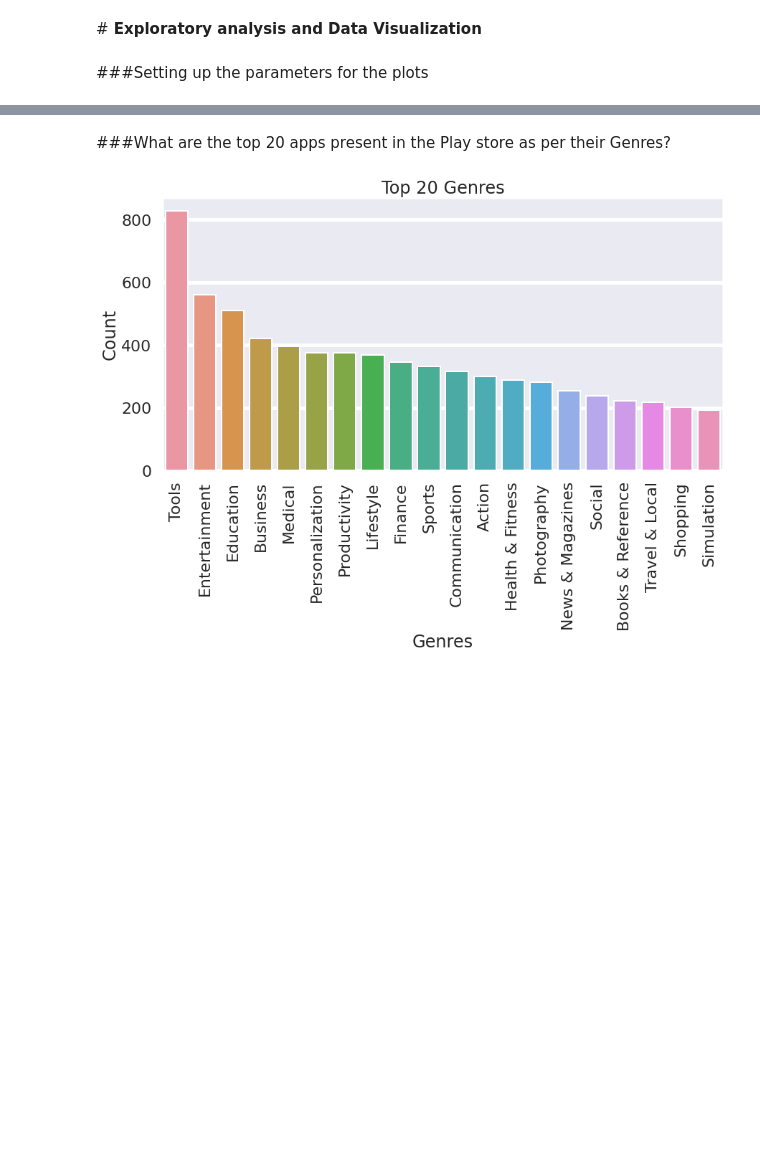
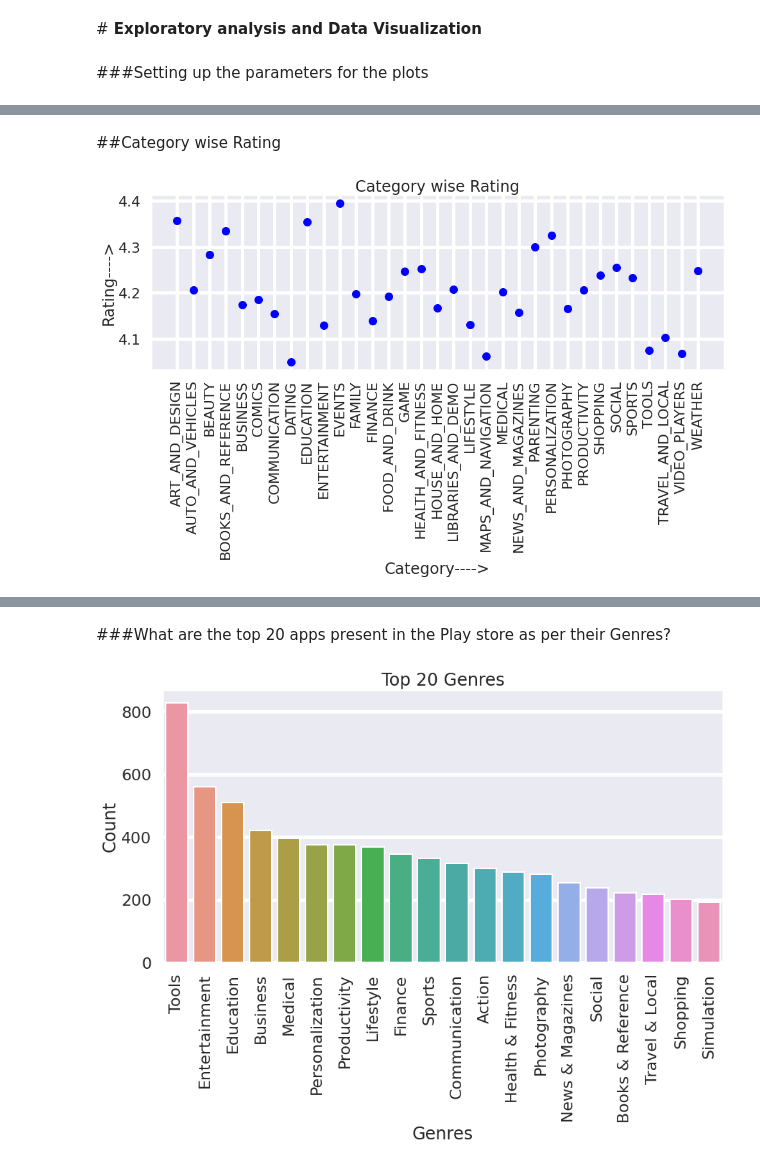
Before and after one commit to Harisha-AlmaBetter/Play-Store-Analysis-EDA-AlmaBetter, a Jupyter notebook: Play_Store_App_Review_Analysis(Capstone_Project_1)_Harisha.ipynb, the cells around one changed output, grey strips where cells are left out. Drawn from its saved outputs; the diff is of its cells as text; code cells hidden in the pictures; blank space fills up the shorter version.

```diff
--- a/Play_Store_App_Review_Analysis(Capstone_Project_1)_Harisha.ipynb
+++ b/Play_Store_App_Review_Analysis(Capstone_Project_1)_Harisha.ipynb
@@ -377,0 +413,12 @@ plt.rcParams['figure.facecolor'] = '#00000000'
+# %% [markdown]
+##Category wise Rating
+# %%
+plt.figure(figsize=(16,5))
+plt.plot(x,'ro',color = 'b')
+plt.xticks(rotation=90)
+plt.title('Category wise Rating')
+plt.xlabel('Category---->')
+plt.ylabel('Rating---->')
+plt.show()
+# %% [output]
+[figure, added]
```
Also changed, not shown: parts of 29 cells of this notebook.
